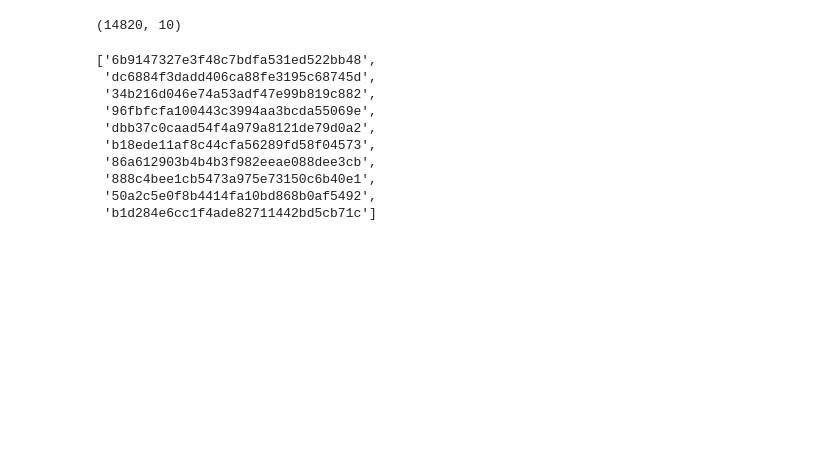
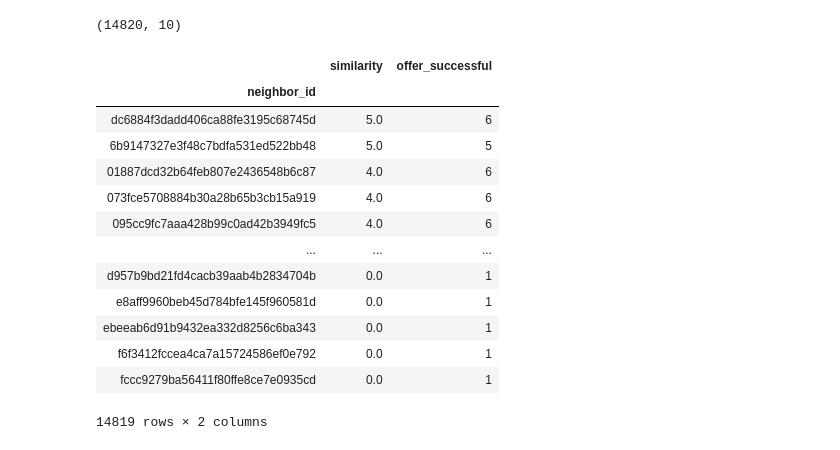
Before and after one commit to amitborkar98/Starbucks-capstone, a Jupyter notebook: Starbucks_Capstone_notebook.ipynb, the cells around one changed output. Drawn from its saved outputs; the diff is of its cells as text; code cells hidden in the pictures; blank space fills up the shorter version.

Commit message:
Improved the effeciency to find the most similar users by adding offer_successfull count

```diff
--- a/Starbucks_Capstone_notebook.ipynb
+++ b/Starbucks_Capstone_notebook.ipynb
@@ -1901,13 +1866,0 @@ def find_similar_users(customer_id, user_offer=user_offer):
-# %%
-find_similar_users('0610b486422d4921ae7d2bf64640c50b')[:10]
-# %% [output]
-['6b9147327e3f48c7bdfa531ed522bb48',
- 'dc6884f3dadd406ca88fe3195c68745d',
- '34b216d046e74a53adf47e99b819c882',
- '96fbfcfa100443c3994aa3bcda55069e',
- 'dbb37c0caad54f4a979a8121de79d0a2',
- 'b18ede11af8c44cfa56289fd58f04573',
- '86a612903b4b4b3f982eeae088dee3cb',
- '888c4bee1cb5473a975e73150c6b40e1',
- '50a2c5e0f8b4414fa10bd868b0af5492',
- 'b1d284e6cc1f4ade82711442bd5cb71c']
@@ -1913,0 +1911,17 @@ find_similar_users('0610b486422d4921ae7d2bf64640c50b')[:10]
+# %%
+get_top_sorted_users('0610b486422d4921ae7d2bf64640c50b')
+# %% [output]
+|  | similarity | offer_successful |
+| neighbor_id |  |  |
+| dc6884f3dadd406ca88fe3195c68745d | 5.0 | 6 |
+| 6b9147327e3f48c7bdfa531ed522bb48 | 5.0 | 5 |
+| 01887dcd32b64feb807e2436548b6c87 | 4.0 | 6 |
+| 073fce5708884b30a28b65b3cb15a919 | 4.0 | 6 |
+| 095cc9fc7aaa428b99c0ad42b3949fc5 | 4.0 | 6 |
+| ... | ... | ... |
+| d957b9bd21fd4cacb39aab4b2834704b | 0.0 | 1 |
+| e8aff9960beb45d784bfe145f960581d | 0.0 | 1 |
+| ebeeab6d91b9432ea332d8256c6ba343 | 0.0 | 1 |
+| f6f3412fccea4ca7a15724586ef0e792 | 0.0 | 1 |
+| fccc9279ba56411f80ffe8ce7e0935cd | 0.0 | 1 |
+14819 rows × 2 columns
```
Also changed, not shown: parts of 2 cells of this notebook.
